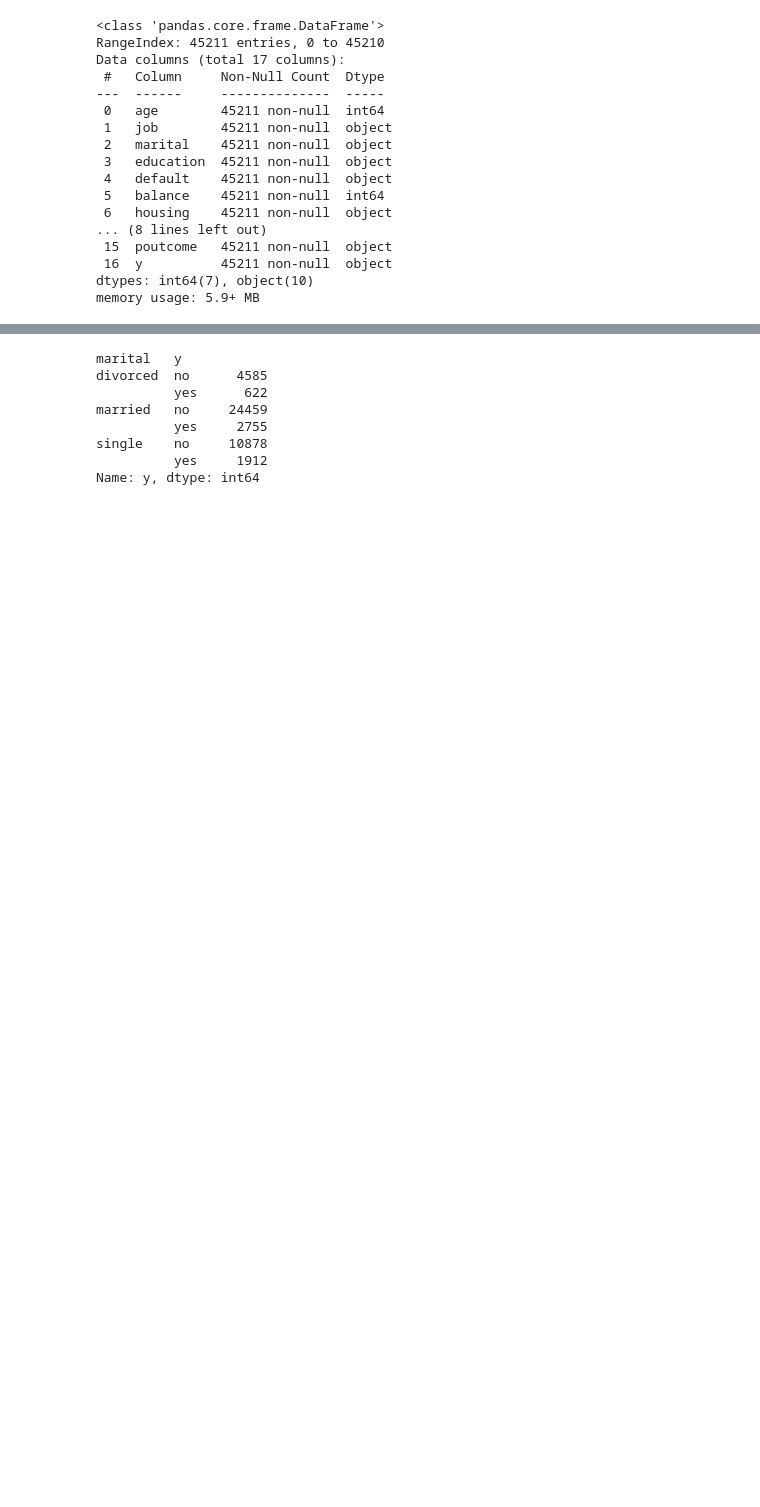
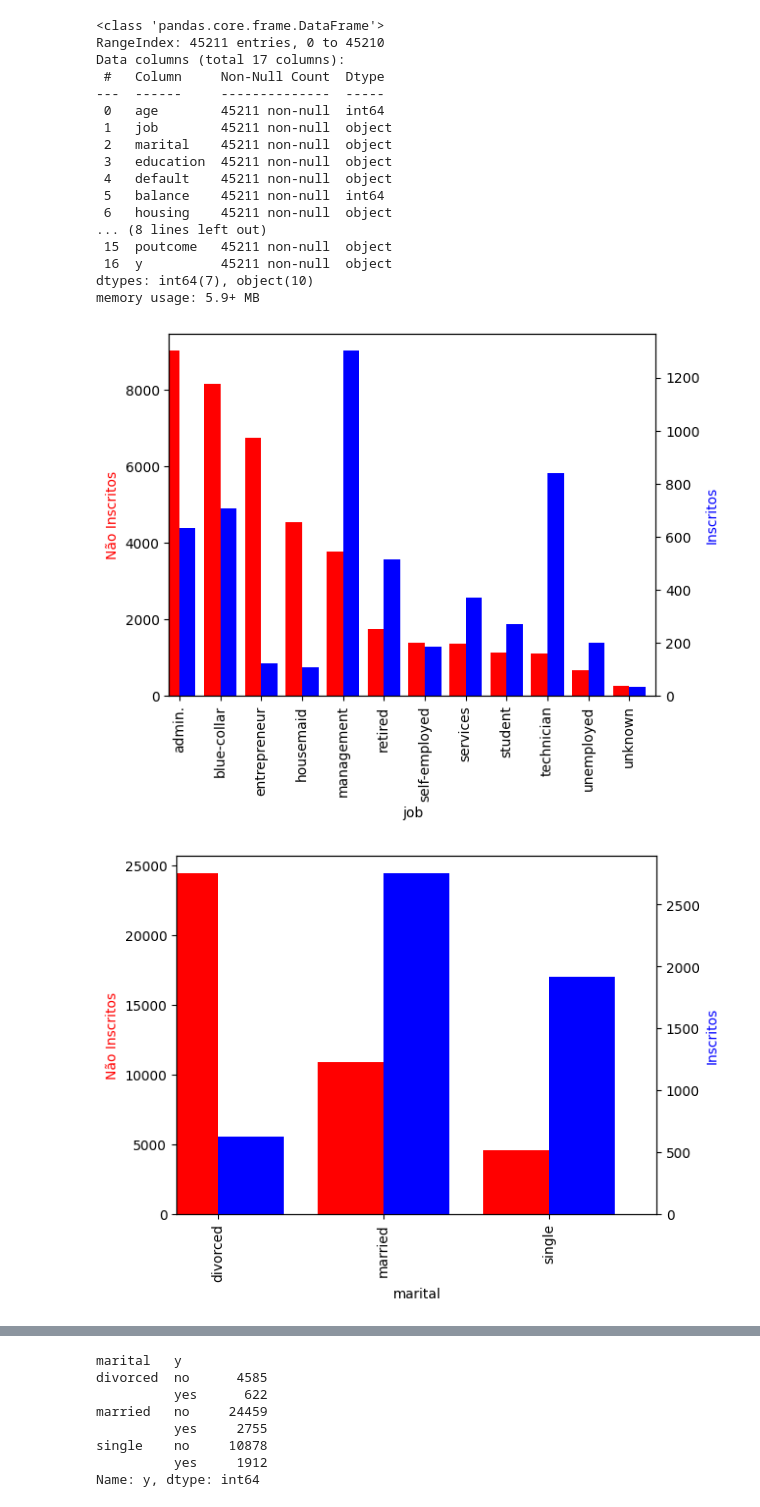
Before and after one commit to charles1706/Bank-Marketing-Propensity-Score, a Jupyter notebook: Untitled.ipynb, the cells around one changed output, grey strips where cells are left out. Saved outputs shown, nothing was run; the diff lists cells and outputs as text; code cells hidden in the pictures; blank space fills up the shorter version.

```diff
--- a/Untitled.ipynb
+++ b/Untitled.ipynb
@@ -33,3 +33,22 @@ Data columns (total 17 columns):
  16  y          45211 non-null  object
 dtypes: int64(7), object(10)
 memory usage: 5.9+ MB
+# %%
+for i in df.columns[1:8]:
+    if type(i) !='int64':
+        fig = plt.figure() # Create matplotlib figure
+        ax = fig.add_subplot(111) # Create matplotlib axes
+        ax2 = ax.twinx() # Create another axes that shares the same x-axis as ax.
+        width = 0.4
+
+        df.query("y == 'no'").groupby(i).size().sort_values(ascending = False).plot(kind='bar', color='red', ax=ax, width=width, position=1)
+        df.query("y == 'yes'").groupby(i).size().plot(kind='bar', color='blue', ax=ax2, width=width, position=0)
+
+
+        ax.set_ylabel('Não Inscritos', color = 'red')
+        ax2.set_ylabel('Inscritos', color = 'blue')
+        ##plt.legend()
+        plt.show()
+# %% [output]
+[figure, added]
+[figure, added]
```
Also changed, not shown: parts of 10 cells of this notebook.
